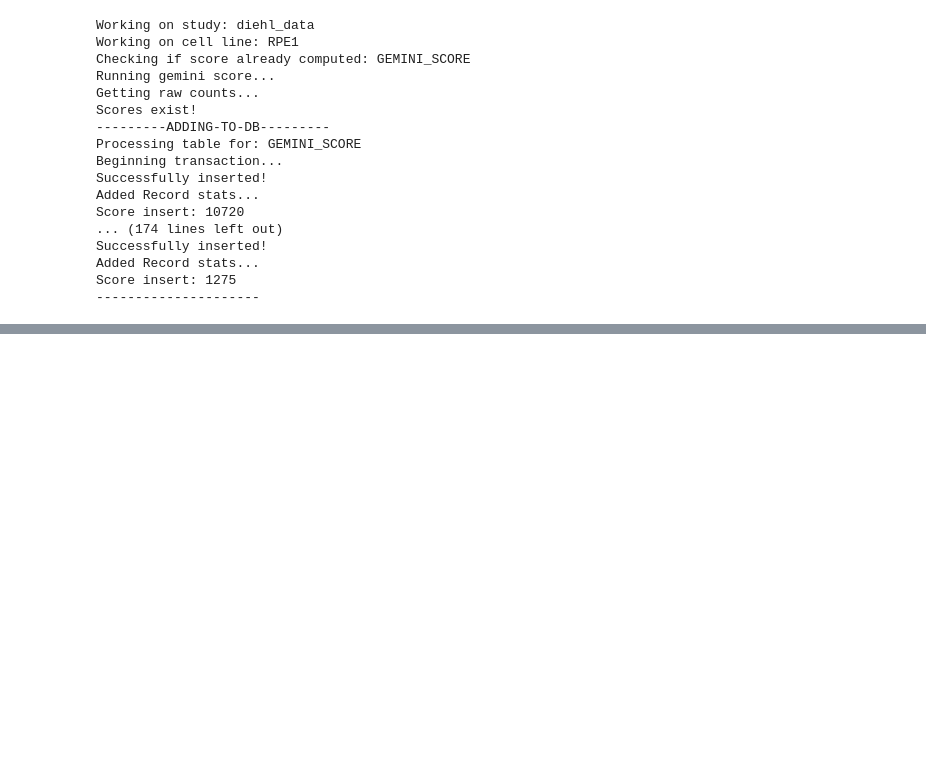
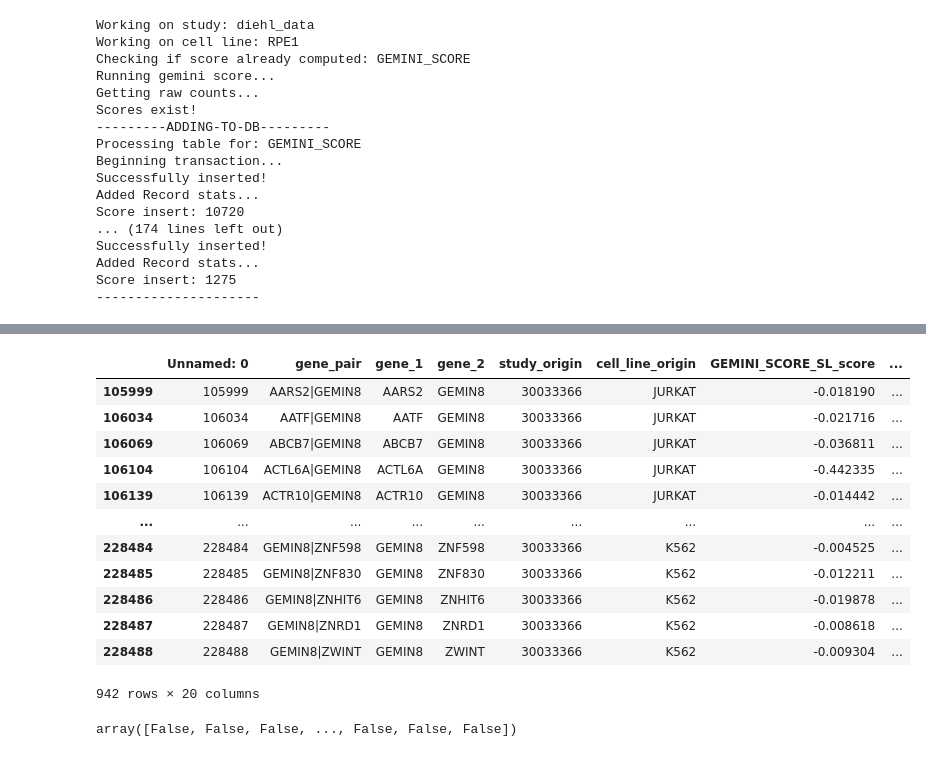
Before and after one commit to BirkanGokbag/SLKB-Analysis-Pipeline, a Jupyter notebook: SLKB_Pipeline_Analysis(Done).ipynb, the cells around one changed output, grey strips where cells are left out. Cells and saved outputs as stored; diff of their text form; code cells hidden in the pictures; blank space fills up the shorter version.

```diff
--- a/SLKB_Pipeline_Analysis(Done).ipynb
+++ b/SLKB_Pipeline_Analysis(Done).ipynb
@@ -2188,0 +2513,20 @@ Score insert: 1275
+# %%
+temp.loc[np.array(['GEMIN8' in i for i in temp['gene_pair']]),:]
+# %% [output]
+|  | Unnamed: 0 | gene_pair | gene_1 | gene_2 | study_origin | cell_line_origin | GEMINI_SCORE_SL_score | ... |
+| 105999 | 105999 | AARS2|GEMIN8 | AARS2 | GEMIN8 | 30033366 | JURKAT | -0.018190 | ... |
+| 106034 | 106034 | AATF|GEMIN8 | AATF | GEMIN8 | 30033366 | JURKAT | -0.021716 | ... |
+| 106069 | 106069 | ABCB7|GEMIN8 | ABCB7 | GEMIN8 | 30033366 | JURKAT | -0.036811 | ... |
+| 106104 | 106104 | ACTL6A|GEMIN8 | ACTL6A | GEMIN8 | 30033366 | JURKAT | -0.442335 | ... |
+| 106139 | 106139 | ACTR10|GEMIN8 | ACTR10 | GEMIN8 | 30033366 | JURKAT | -0.014442 | ... |
+| ... | ... | ... | ... | ... | ... | ... | ... | ... |
+| 228484 | 228484 | GEMIN8|ZNF598 | GEMIN8 | ZNF598 | 30033366 | K562 | -0.004525 | ... |
+| 228485 | 228485 | GEMIN8|ZNF830 | GEMIN8 | ZNF830 | 30033366 | K562 | -0.012211 | ... |
+| 228486 | 228486 | GEMIN8|ZNHIT6 | GEMIN8 | ZNHIT6 | 30033366 | K562 | -0.019878 | ... |
+| 228487 | 228487 | GEMIN8|ZNRD1 | GEMIN8 | ZNRD1 | 30033366 | K562 | -0.008618 | ... |
+| 228488 | 228488 | GEMIN8|ZWINT | GEMIN8 | ZWINT | 30033366 | K562 | -0.009304 | ... |
+942 rows × 20 columns
+# %%
+np.array(['GEMIN8' in i for i in temp['gene_pair']])
+# %% [output]
+array([False, False, False, ..., False, False, False])
```
Also changed, not shown: parts of 23 cells of this notebook, 3 other files.
